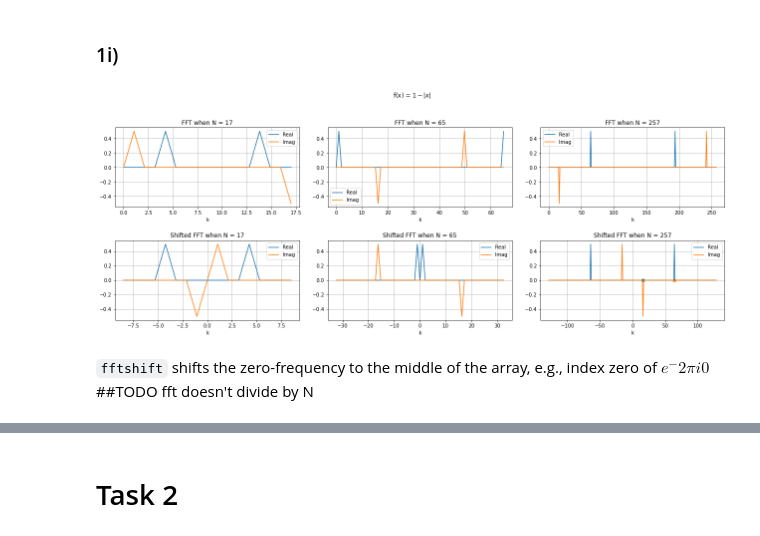
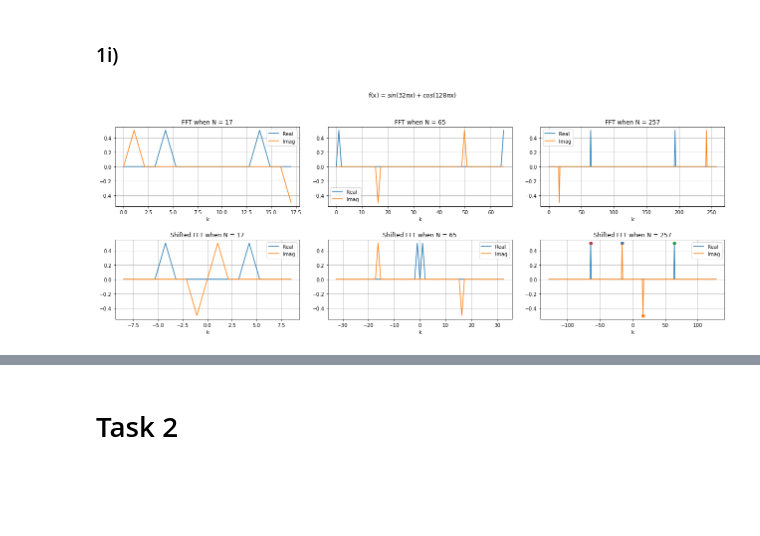
Before and after one commit to sannejamila/TMA4215project2, a Jupyter notebook: project2.ipynb, the cells around one changed output, grey strips where cells are left out. Saved outputs shown, nothing was run; the diff lists cells and outputs as text; code cells hidden in the pictures; blank space fills up the shorter version.

```diff
--- a/project2.ipynb
+++ b/project2.ipynb
@@ -480,40 +480,46 @@ We observe that the approximation of $f_3$ is not as highly dependent on the val
 # %%
 Ns = [17, 65, 257]
 fig = plt.figure(figsize=(18,10))
-fig.suptitle(r'f(x) = ' + fstrings[i])
+fig.suptitle(r'f(x) = ' + fstrings[1])
 ax1 = fig.add_subplot(331)
 ax2 = fig.add_subplot(332)
 ax3 = fig.add_subplot(333)
 ax4 = fig.add_subplot(334)
 ax5 = fig.add_subplot(335)
 ax6 = fig.add_subplot(336)
 axs = [ax1, ax2, ax3, ax4, ax5, ax6]
 for j in range(len(Ns)):
     fvals = transform(fs[1], Ns[j], -0.5)
     dft = fft.fft(fvals, Ns[j]) / Ns[j] # Since SciPy's fft is defined without N in the denominator
     kgrid = np.linspace(0, Ns[j], Ns[j])
     axs[j].set_title('\n' + 'FFT when N = ' + str(Ns[j]))
     axs[j].plot(kgrid, dft.real, label = f'Real')
     axs[j].plot(kgrid, dft.imag, label = f'Imag')
     axs[j].grid(True)
     axs[j].set_xlabel('k')
     axs[j].legend()
 
     dft_shifted = fft.fftshift(dft)
     kgrid_shift = np.linspace(-Ns[j]/2, Ns[j]/2, Ns[j])
     axs[j+3].set_title('Shifted FFT when N = ' + str(Ns[j]))
     axs[j+3].plot(kgrid_shift, dft_shifted.real, label = f'Real')
     axs[j+3].plot(kgrid_shift, dft_shifted.imag, label = f'Imag')
+    axs[j+3].set_xlabel('k')
     axs[j+3].grid(True)
     axs[j+3].legend()
 
-    axs[j+3].set_xlabel('k')
-axs[5].scatter(16, 0)
-axs[5].scatter(64, 0)
+    # For testing
+    if j==2:
+        saveforlater_N257 = dft
+    if j == 0:
+        saveforlater_N17 = dft
+
+
+axs[5].scatter(-16, 0.5) # i/2 when k=-16
+axs[5].scatter(16, -0.5) # -i/2 when k=16
+axs[5].scatter(64, 0.5)  # 1/2 when k=64
+axs[5].scatter(-64, 0.5) # 1/2 when k=-64
 fig.tight_layout(pad = 2)
 plt.show()
 # %% [output]
-[figure, old version]
+[figure, new version]
-# %% [markdown]
-`fftshift` shifts the zero-frequency to the middle of the array, e.g., index zero of $e^-{2\pi i0}$
-##TODO fft doesn't divide by N
```
Also changed, not shown: parts of 7 cells of this notebook.
